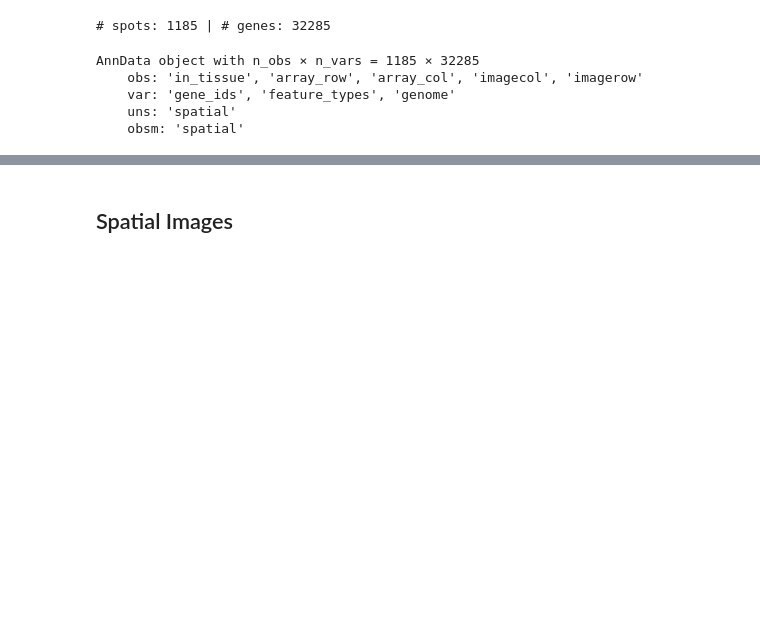
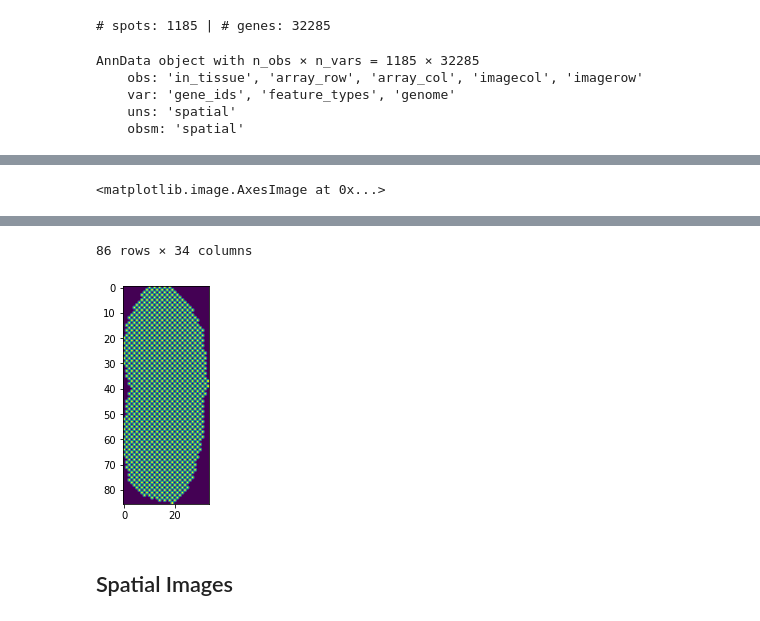
Before and after one commit to GuyAttia/MSC-Final-Project-ST, a Jupyter notebook: notebooks/eda.ipynb, the cells around one changed output, grey strips where cells are left out. Drawn from its saved outputs; the diff is of its cells as text; code cells hidden in the pictures; blank space fills up the shorter version.

```diff
--- a/notebooks/eda.ipynb
+++ b/notebooks/eda.ipynb
@@ -40,0 +47,3 @@ AnnData object with n_obs × n_vars = 1185 × 32285
+# %%
+df_tmp = obj.obs[['array_row', 'array_col']].reset_index(drop=False).rename(columns={'index': 'spot_id'})
+df_tmp.head()
@@ -40,0 +57,8 @@ AnnData object with n_obs × n_vars = 1185 × 32285
+# %%
+df_tmp2 = df_tmp.copy()
+df_tmp2['spot_id'] = 255
+df_tmp2 = df_tmp2.pivot(index='array_col', columns='array_row', values='spot_id')
+display(plt.imshow(df_tmp2.fillna(0)))
+df_tmp.pivot(index='array_col', columns='array_row', values='spot_id')
+# %% [output]
+<matplotlib.image.AxesImage at 0x...>
@@ -41,3 +78,5 @@ AnnData object with n_obs × n_vars = 1185 × 32285
+86 rows × 34 columns
+[figure, added]
 # %% [markdown]
 ## Spatial Images
 # %%
```
Also changed, not shown: parts of 5 cells of this notebook, 4 other files.
